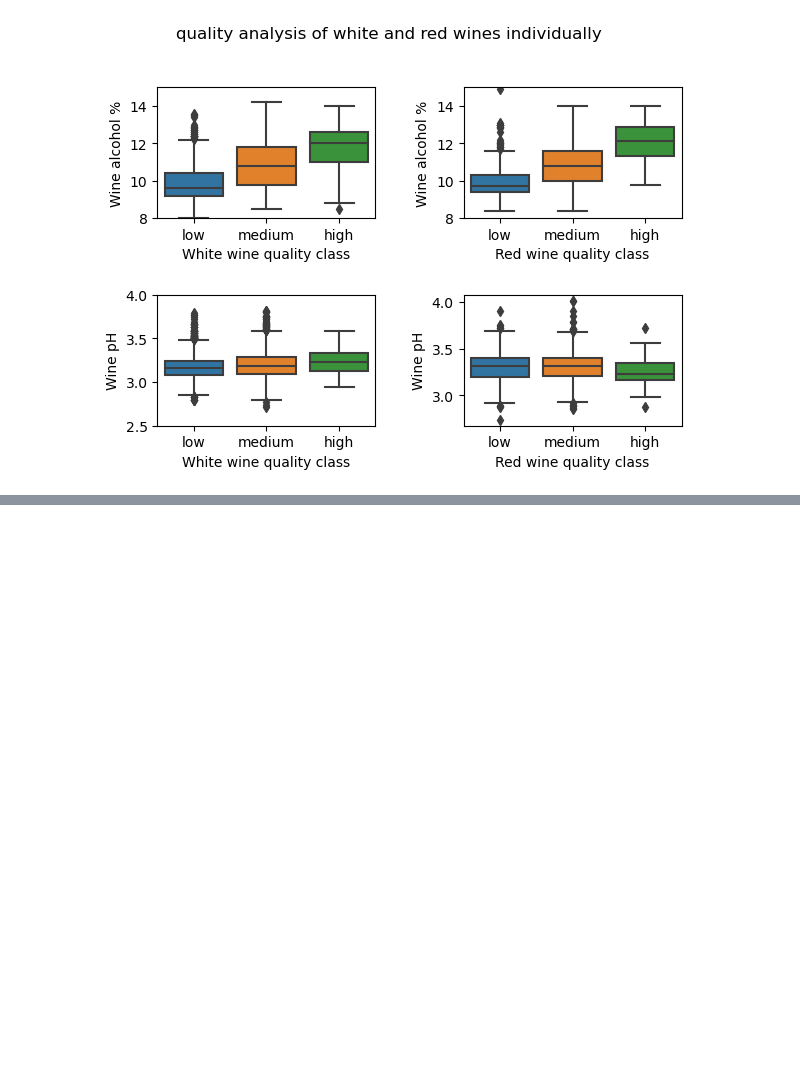
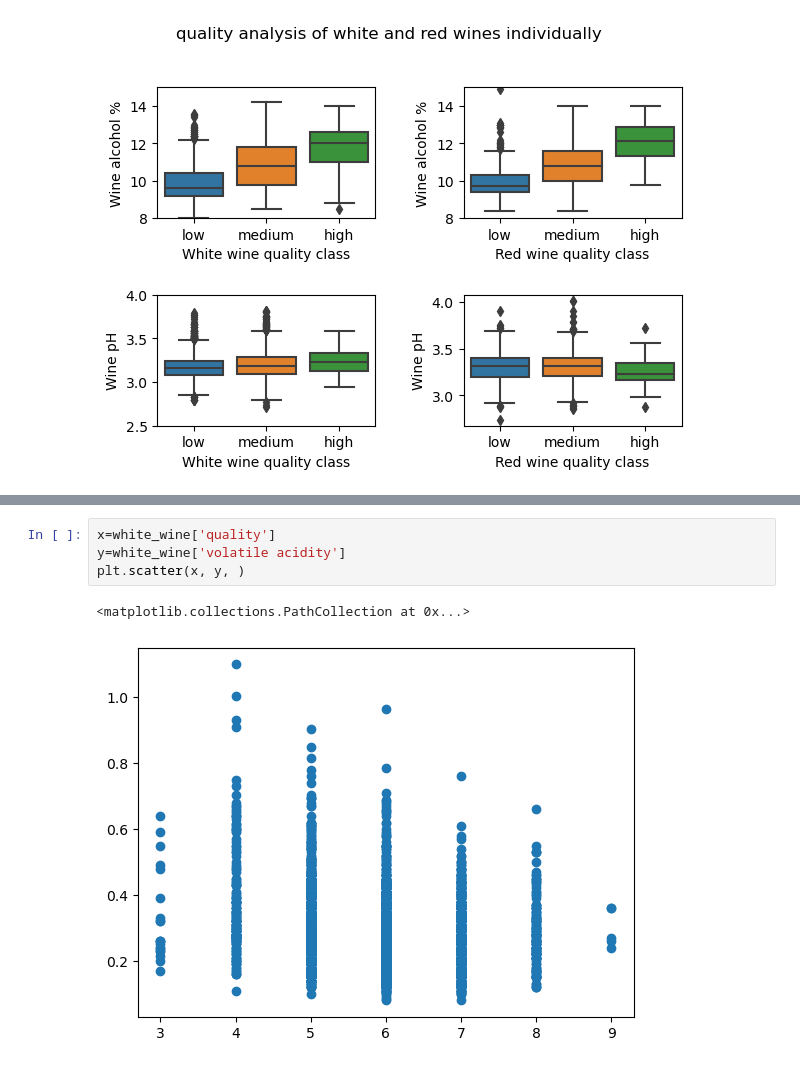
Before and after one commit to baes2021/P2-wine-EDA, a Jupyter notebook: wine_project.ipynb, the cells around one changed output, grey strips where cells are left out. Drawn from its saved outputs; the diff is of its cells as text; blank space fills up the shorter version.

```diff
--- a/wine_project.ipynb
+++ b/wine_project.ipynb
@@ -370,0 +434,7 @@ fig.tight_layout(pad=2.0)
+# %%
+x=white_wine['quality']
+y=white_wine['volatile acidity']
+plt.scatter(x, y, )
+# %% [output]
+<matplotlib.collections.PathCollection at 0x...>
+[figure, added]
```
Also changed, not shown: parts of 18 cells of this notebook, 2 other files.
